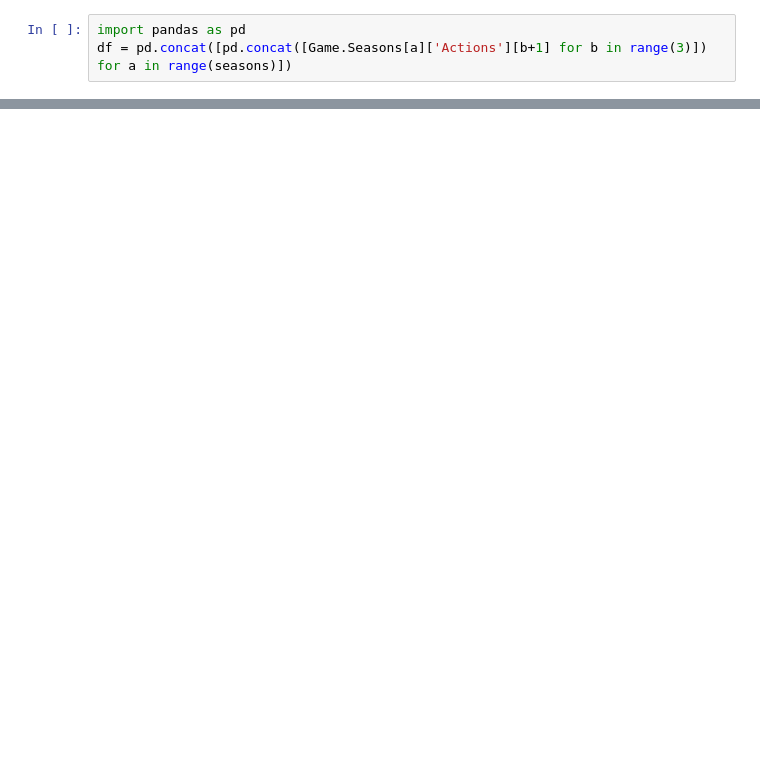
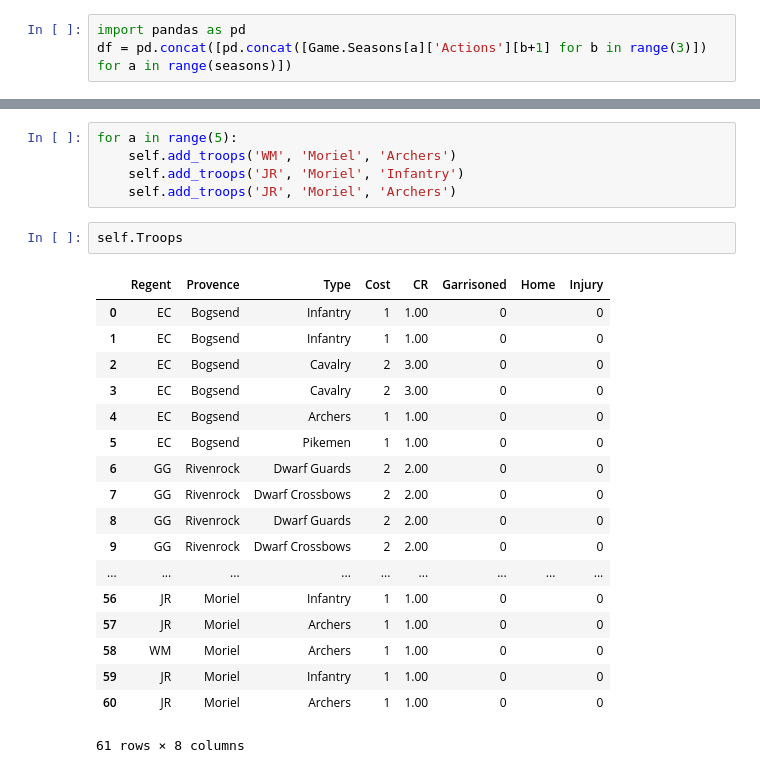
Before and after one commit to NeverForged/Regency, a Jupyter notebook: Code Testing.ipynb, the cells around one changed output, grey strips where cells are left out. Saved outputs shown, nothing was run; the diff lists cells and outputs as text; blank space fills up the shorter version.

```diff
--- a/Code Testing.ipynb
+++ b/Code Testing.ipynb
@@ -93,3 +95,29 @@ self.Troops
+# %%
+for a in range(5):
+    self.add_troops('WM', 'Moriel', 'Archers')
+    self.add_troops('JR', 'Moriel', 'Infantry')
+    self.add_troops('JR', 'Moriel', 'Archers')
+# %%
+self.Troops
+# %% [output]
+|  | Regent | Provence | Type | Cost | CR | Garrisoned | Home | Injury |
+| 0 | EC | Bogsend | Infantry | 1 | 1.00 | 0 |  | 0 |
+| 1 | EC | Bogsend | Infantry | 1 | 1.00 | 0 |  | 0 |
+| 2 | EC | Bogsend | Cavalry | 2 | 3.00 | 0 |  | 0 |
+| 3 | EC | Bogsend | Cavalry | 2 | 3.00 | 0 |  | 0 |
+| 4 | EC | Bogsend | Archers | 1 | 1.00 | 0 |  | 0 |
+| 5 | EC | Bogsend | Pikemen | 1 | 1.00 | 0 |  | 0 |
+| 6 | GG | Rivenrock | Dwarf Guards | 2 | 2.00 | 0 |  | 0 |
+| 7 | GG | Rivenrock | Dwarf Crossbows | 2 | 2.00 | 0 |  | 0 |
+| 8 | GG | Rivenrock | Dwarf Guards | 2 | 2.00 | 0 |  | 0 |
+| 9 | GG | Rivenrock | Dwarf Crossbows | 2 | 2.00 | 0 |  | 0 |
+| ... | ... | ... | ... | ... | ... | ... | ... | ... |
+| 56 | JR | Moriel | Infantry | 1 | 1.00 | 0 |  | 0 |
+| 57 | JR | Moriel | Archers | 1 | 1.00 | 0 |  | 0 |
+| 58 | WM | Moriel | Archers | 1 | 1.00 | 0 |  | 0 |
+| 59 | JR | Moriel | Infantry | 1 | 1.00 | 0 |  | 0 |
+| 60 | JR | Moriel | Archers | 1 | 1.00 | 0 |  | 0 |
+61 rows × 8 columns
 # %%
 temp = self.Provences.copy()
 temp['Home Regent'] = temp['Regent']
```
Also changed, not shown: parts of 13 cells of this notebook, 1 other file.
